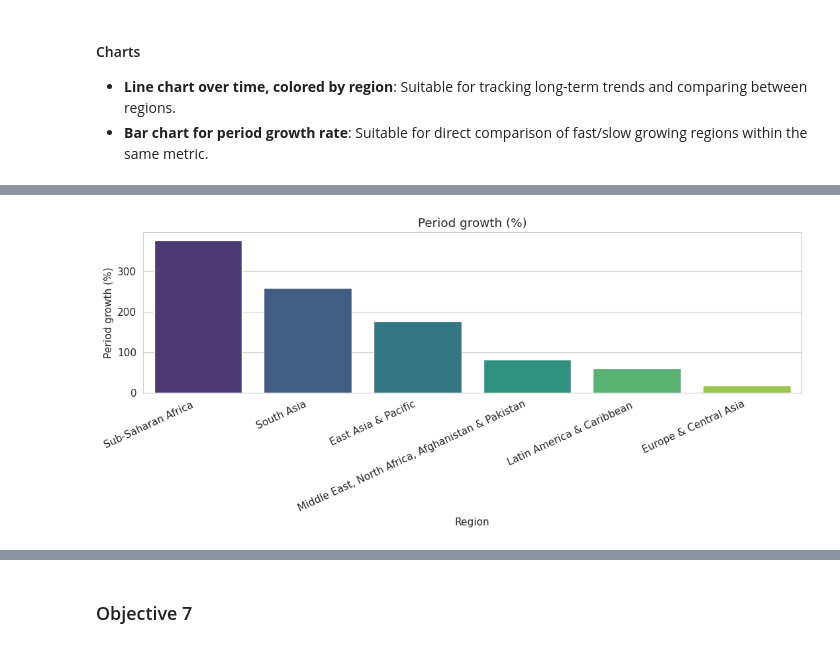
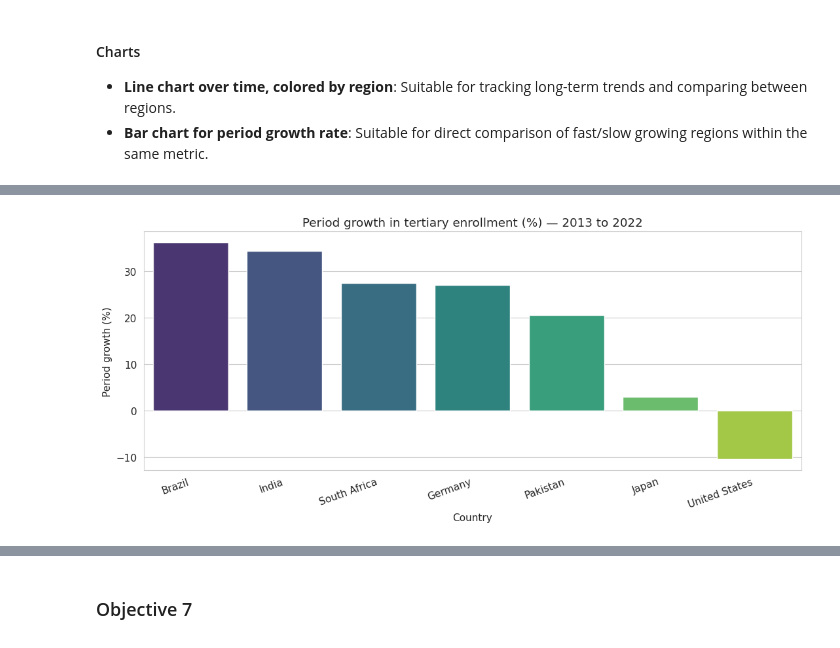
Before and after one commit to n3sfan/DataVis-Lab2, a Jupyter notebook: Notebook/All.ipynb, the cells around one changed output, grey strips where cells are left out. Cells and saved outputs as stored; diff of their text form; code cells hidden in the pictures.

```diff
--- a/Notebook/All.ipynb
+++ b/Notebook/All.ipynb
@@ -140,6 +140,14 @@ print(f"\nBy YEAR (column):")
 for col, n, p in zip(year_cols, missing_per_col, pct_per_col):
     bar = " " * int(p // 5) if p > 0 else ""
     print(f"   {col} | Missing: {n}/{len(df_years)} indicators ({p}%) {bar}")
+
+# --- Step 1: Parse all year columns to float first ---
+df_clean = df.copy().reset_index(drop=True)
+year_cols = [c for c in df_clean.columns if c.startswith('20')]
+
+# Convert '..' and garbage strings -> NaN, cast to float
+for col in year_cols:
+    df_clean[col] = pd.to_numeric(df_clean[col], errors='coerce')
 # %% [output]
 Overview:
    Total data cells : 45600
@@ -320,76 +399,72 @@ Country Codes failed to map Region: []
 - **Line chart over time, colored by region**: Suitable for tracking long-term trends and comparing between regions.
 - **Bar chart for period growth rate**: Suitable for direct comparison of fast/slow growing regions within the same metric.
 # %%
-# Aggregate by Region-Year and calculate annual rate
-region_year = region_year[region_year['Year'] <= 2023]
-region_year = (
-    ter_long.dropna(subset=['Region', 'Value'])
-    .groupby(['Region', 'Year'], as_index=False)['Value']
+# Filter to representative countries (1 per region)
+rep_codes = list(REPRESENTATIVE.values())
+rep_df = region_df[region_df['Country Code'].isin(rep_codes)].copy()
+
+# Merge region info to ter_long
+ter_rep = ter_long[ter_long['Country Code'].isin(rep_codes)].copy()
+
+# Aggregate by Country-Year and calculate annual rate
+country_year = (
+    ter_rep.dropna(subset=['Value'])
+    .groupby(['Country Name', 'Year'], as_index=False)['Value']
     .mean()
-    .sort_values(['Region', 'Year'])
+    .sort_values(['Country Name', 'Year'])
 )
+country_year = country_year[(country_year['Year'] >= 2013) & (country_year['Year'] <= 2022)]
 
-region_year['delta_abs'] = region_year.groupby('Region')['Value'].diff()
-region_year['growth_pct'] = region_year.groupby('Region')['Value'].pct_change() * 100
+country_year['delta_abs'] = country_year.groupby('Country Name')['Value'].diff()
+country_year['pct_change'] = country_year.groupby('Country Name')['Value'].pct_change() * 100
 
-print(f"Number of Region-Year rows: {len(region_year)}")
-print(f"Number of regions with data: {region_year['Region'].nunique()}")
-region_year.head(12)
+print(f"Number of Country-Year rows: {len(country_year)}")
+print(f"Countries: {sorted(country_year['Country Name'].unique())}")
+country_year.head(12)
 
-# Plot 1a: North America & Europe & Central Asia (high-value regions)
-# high_regions = ['North America', 'Europe & Central Asia']
-# fig, ax = plt.subplots(figsize=(12, 5))
-# for region in high_regions:
-#     df_r = region_year[region_year['Region'] == region]
-#     ax.plot(df_r['Year'], df_r['Value'], marker='o', linewidth=2.5, label=region)
-# ax.set_title('Tertiary enrollment rate (% gross)\n(North America & Europe & Central Asia — high-enrollment regions)', fontsize=12)
-# ax.set_xlabel('Year')
-# ax.set_ylabel('SE.TER.ENRR (%)')
-# ax.legend()
-# ax.set_ylim(50, 90)
-# ax.grid(True)
-# plt.tight_layout()
-# plt.show()
-
-# Plot 1b: Remaining regions (exclude high-enrollment regions)
-low_regions = [r for r in region_year['Region'].unique() if r not in high_regions]
+# Plot 1: Tertiary enrollment trends by representative country
 fig, ax = plt.subplots(figsize=(13, 6))
+palette = sns.color_palette('tab10', n_colors=len(country_year['Country Name'].unique()))
 sns.lineplot(
-    data=region_year[region_year['Region'].isin(low_regions)],
+    data=country_year,
     x='Year', y='Value',
-    hue='Region', marker='o', ax=ax
+    hue='Country Name',
+    marker='o', markersize=6,
+    palette=palette,
+    linewidth=2.5,
+    ax=ax
 )
-ax.set_title('Tertiary enrollment rate (% gross) by region (2000-2023)', fontsize=12)
+ax.set_title('Tertiary enrollment rate (% gross) by representative country\n(1 country per region)')
 ax.set_xlabel('Year')
 ax.set_ylabel('SE.TER.ENRR (%)')
-ax.legend(title='Region', bbox_to_anchor=(1.02, 1), loc='upper left')
+ax.legend(title='Country', bbox_to_anchor=(1.02, 1), loc='upper left')
 plt.tight_layout()
 plt.show()
 
-# Plot 2: Compare growth intensity by region (start -> end)
-start_year = region_year['Year'].min()
-end_year = region_year['Year'].max()
+# Plot 2: Compare growth intensity by representative country (start -> end)
+start_year = country_year['Year'].min()
+end_year = country_year['Year'].max()
 
 start_vals = (
-    region_year[region_year['Year'] == start_year][['Region', 'Value']]
+    country_year[country_year['Year'] == start_year][['Country Name', 'Value']]
     .rename(columns={'Value': 'value_start'})
 )
 end_vals = (
-    region_year[region_year['Year'] == end_year][['Region', 'Value']]
+    country_year[country_year['Year'] == end_year][['Country Name', 'Value']]
     .rename(columns={'Value': 'value_end'})
 )
 
-growth_region = start_vals.merge(end_vals, on='Region', how='inner')
-growth_region['abs_change'] = growth_region['value_end'] - growth_region['value_start']
-growth_region['pct_change'] = (growth_region['abs_change'] / growth_region['value_start']) * 100
-growth_region = growth_region.sort_values('pct_change', ascending=False)
+growth_country = start_vals.merge(end_vals, on='Country Name', how='inner')
+growth_country['abs_change'] = growth_country['value_end'] - growth_country['value_start']
+growth_country['pct_change'] = (growth_country['abs_change'] / growth_country['value_start']) * 100
+growth_country = growth_country.sort_values('pct_change', ascending=False)
 
 plt.figure(figsize=(11, 5))
-sns.barplot(data=growth_region, x='Region', y='pct_change', palette='viridis')
-plt.title(f'Period growth (%)')
-plt.xlabel('Region')
+sns.barplot(data=growth_country, x='Country Name', y='pct_change', palette='viridis')
+plt.title(f'Period growth in tertiary enrollment (%) — {start_year} to {end_year}')
+plt.xlabel('Country')
 plt.ylabel('Period growth (%)')
-plt.xticks(rotation=25, ha='right')
+plt.xticks(rotation=20, ha='right')
 plt.tight_layout()
 plt.show()
 # %% [output]
@@ -402,3 +477,3 @@ Passing `palette` without assigning `hue` is deprecated and will be removed in v
-[figure, old version]
+[figure, new version]
 # %% [markdown]
 #### Conclusion
```
Also changed, not shown: parts of 13 cells of this notebook, 1 other file.
